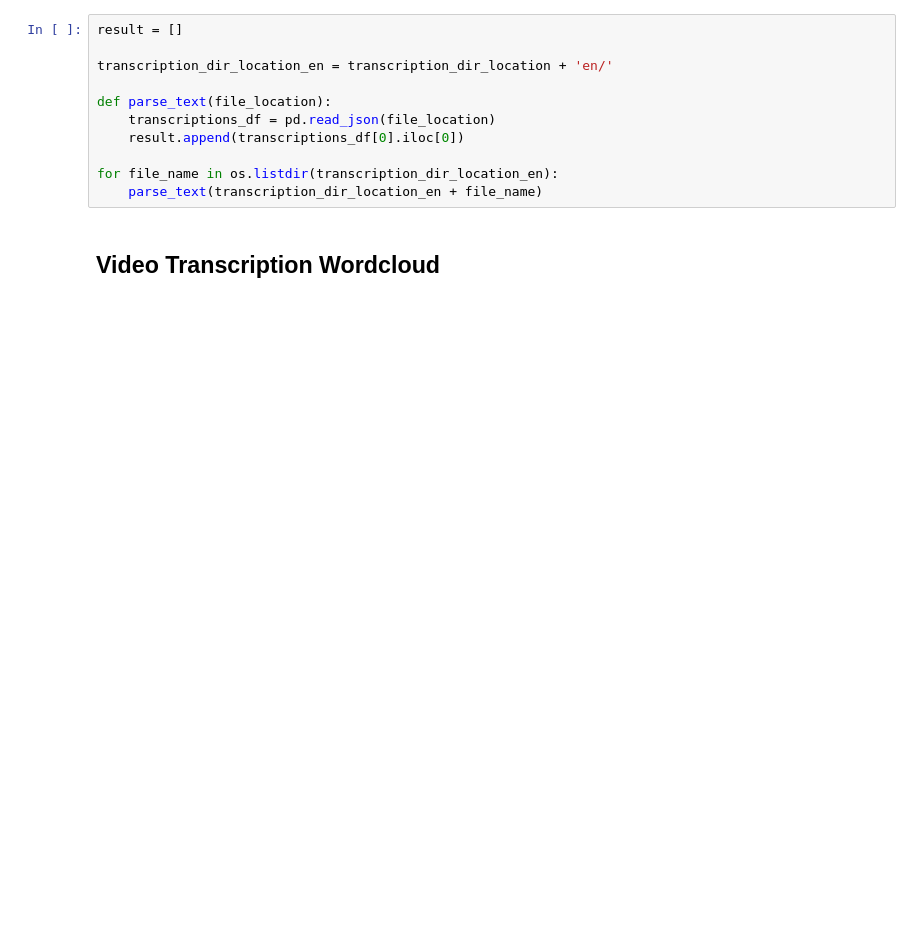
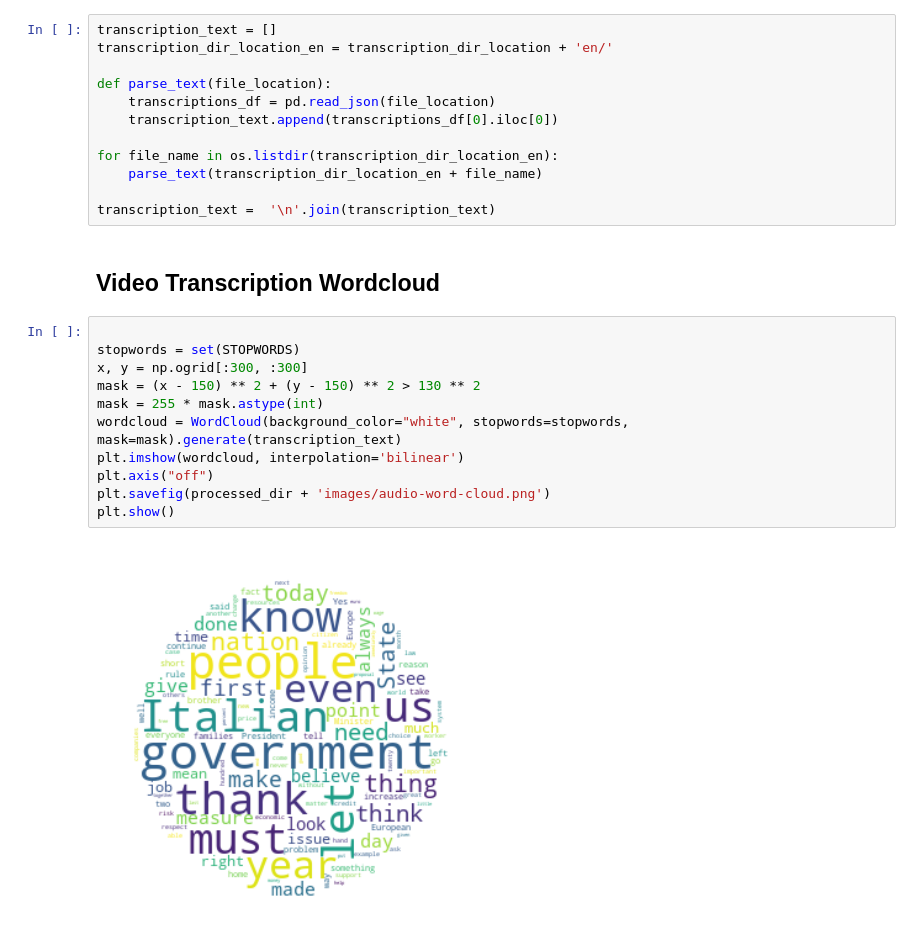
Before and after one commit to frasercrichton/investigation-influence-industry-italy, a Jupyter notebook: analysis/WordCloud.ipynb, the cells around one changed output. Saved outputs shown, nothing was run; the diff lists cells and outputs as text; blank space fills up the shorter version.

```diff
--- a/analysis/WordCloud.ipynb
+++ b/analysis/WordCloud.ipynb
@@ -47,14 +34,28 @@ Video Transcriptions
 # %%
-result = []
-
+transcription_text = []
 transcription_dir_location_en = transcription_dir_location + 'en/'
 
 def parse_text(file_location):
     transcriptions_df = pd.read_json(file_location)
-    result.append(transcriptions_df[0].iloc[0])
+    transcription_text.append(transcriptions_df[0].iloc[0])
 
 for file_name in os.listdir(transcription_dir_location_en):
     parse_text(transcription_dir_location_en + file_name)
+
+transcription_text =  '\n'.join(transcription_text)
 # %% [markdown]
 ## Video Transcription Wordcloud
+# %%
+
+stopwords = set(STOPWORDS)
+x, y = np.ogrid[:300, :300]
+mask = (x - 150) ** 2 + (y - 150) ** 2 > 130 ** 2
+mask = 255 * mask.astype(int)
+wordcloud = WordCloud(background_color="white", stopwords=stopwords, mask=mask).generate(transcription_text)
+plt.imshow(wordcloud, interpolation='bilinear')
+plt.axis("off")
+plt.savefig(processed_dir + 'images/audio-word-cloud.png')
+plt.show()
+# %% [output]
+[figure, added]
 # %%
```
Also changed, not shown: parts of 9 cells of this notebook, 16 other files.
